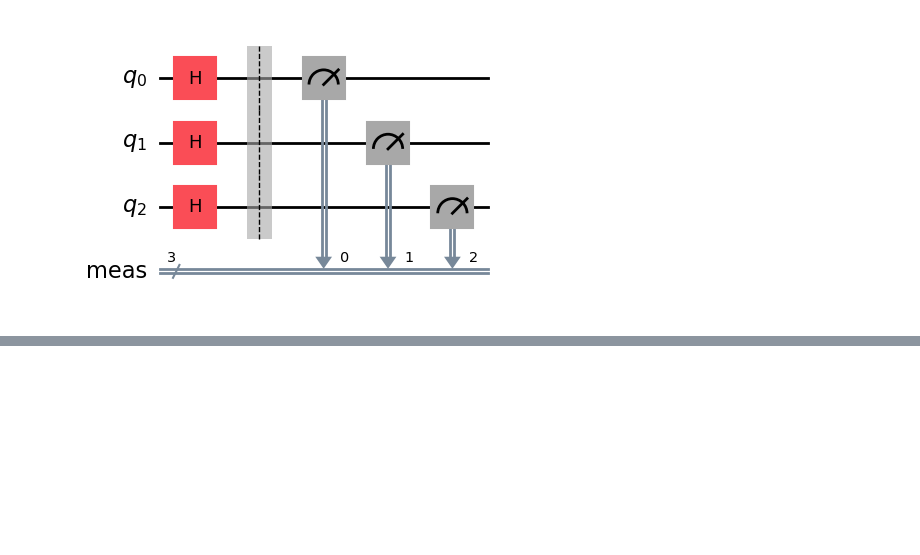
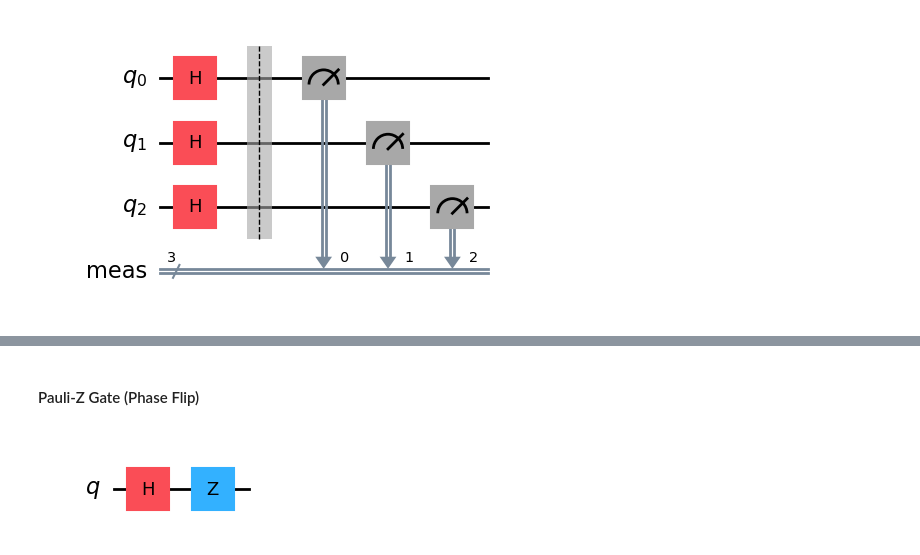
Before and after one commit to priscillalea/quantum-software.ipynb, a Jupyter notebook: quantum-study.ipynb, the cells around one changed output, grey strips where cells are left out. Saved outputs shown, nothing was run; the diff lists cells and outputs as text; code cells hidden in the pictures; blank space fills up the shorter version.

```diff
--- a/quantum-study.ipynb
+++ b/quantum-study.ipynb
@@ -66,0 +82,14 @@ qc.draw('mpl')
+# %% [markdown]
+#### Pauli-Z Gate (Phase Flip)
+# %%
+qc = QuantumCircuit(1)
+
+# First create superposition
+qc.h(0)
+
+# Apply Pauli-Z
+qc.z(0)
+
+qc.draw('mpl')
+# %% [output]
+[figure, added]
```
Also changed, not shown: parts of 9 cells of this notebook.
